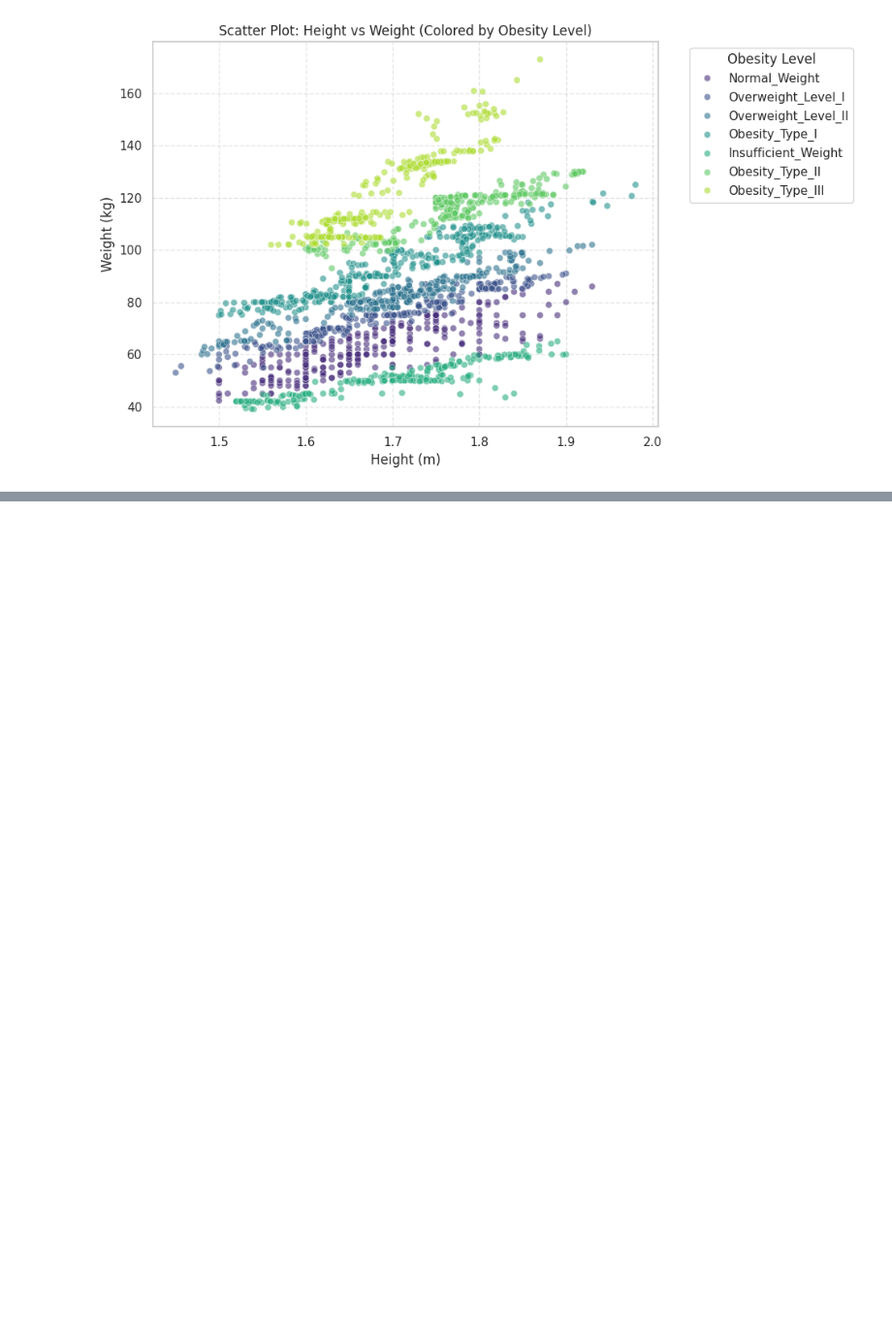
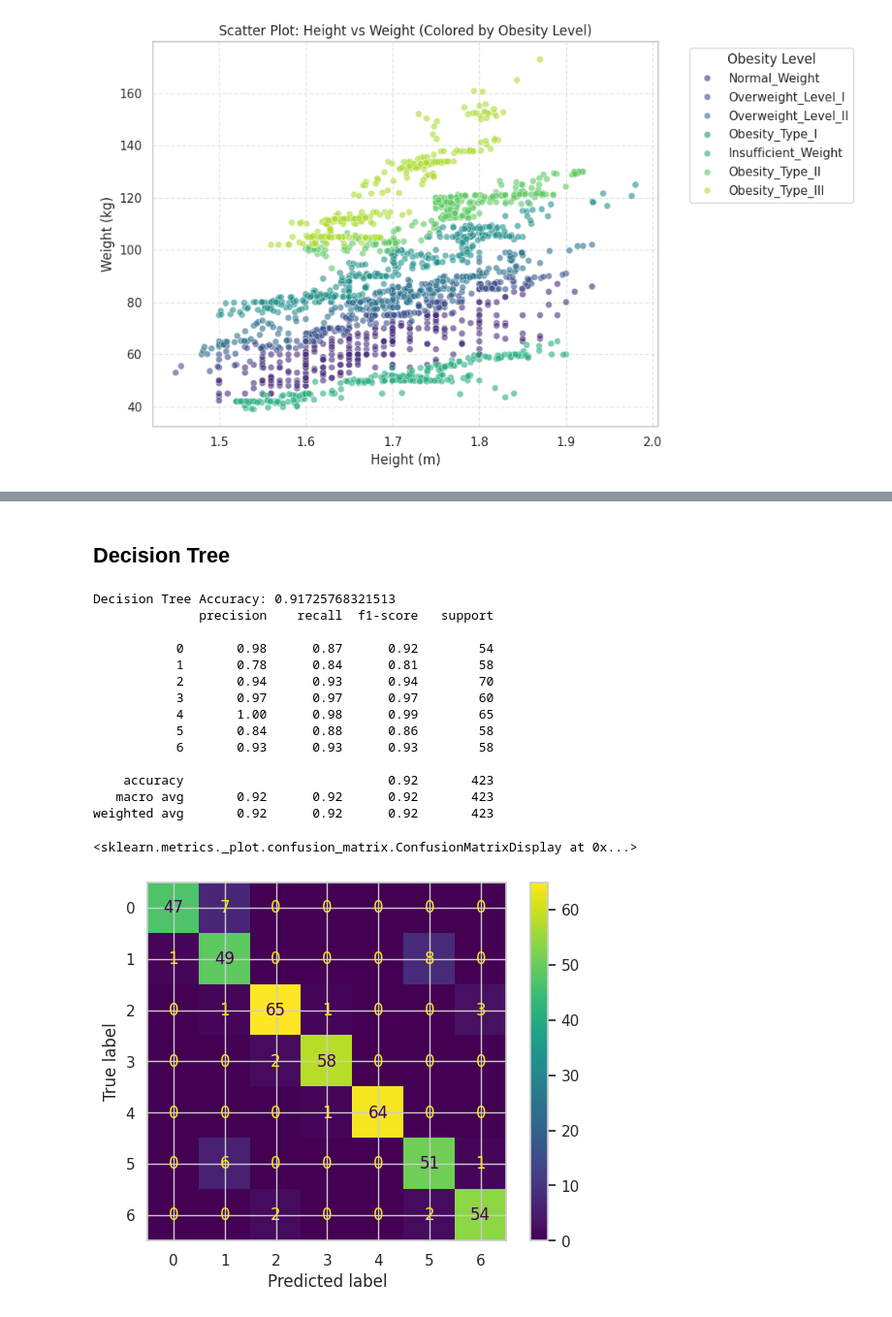
Before and after one commit to Nika-commits/LogisticRegression_DecisionTree_RandomForest_SVM_for_Obesity_Classification, a Jupyter notebook: model.ipynb, the cells around one changed output, grey strips where cells are left out. Shown at 97% size. Saved outputs shown, nothing was run; the diff lists cells and outputs as text; code cells hidden in the pictures; blank space fills up the shorter version.

```diff
--- a/model.ipynb
+++ b/model.ipynb
@@ -76,0 +144,30 @@ plt.tight_layout()
+# %% [markdown]
+## Decision Tree
+# %%
+from sklearn.tree import DecisionTreeClassifier
+
+dt_model = DecisionTreeClassifier(random_state=42)
+dt_model.fit(X_train, y_train)
+
+y_pred_dt = dt_model.predict(X_test)
+print("Decision Tree Accuracy:", accuracy_score(y_test, y_pred_dt))
+print(classification_report(y_test, y_pred_dt))
+
+ConfusionMatrixDisplay.from_predictions(y_test, y_pred_dt, cmap='viridis')
+# %% [output]
+Decision Tree Accuracy: 0.91725768321513
+              precision    recall  f1-score   support
+
+           0       0.98      0.87      0.92        54
+           1       0.78      0.84      0.81        58
+           2       0.94      0.93      0.94        70
+           3       0.97      0.97      0.97        60
+           4       1.00      0.98      0.99        65
+           5       0.84      0.88      0.86        58
+           6       0.93      0.93      0.93        58
+
+    accuracy                           0.92       423
+   macro avg       0.92      0.92      0.92       423
+weighted avg       0.92      0.92      0.92       423
+<sklearn.metrics._plot.confusion_matrix.ConfusionMatrixDisplay at 0x...>
+[figure, added]
```
Also changed, not shown: parts of 15 cells of this notebook.
